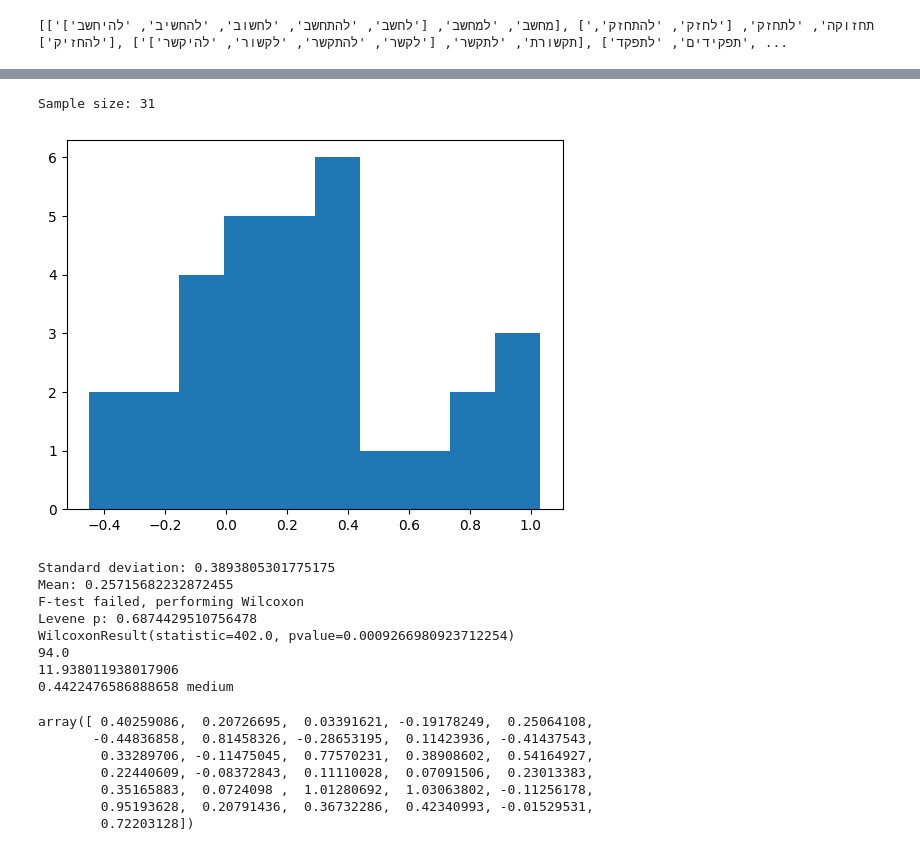
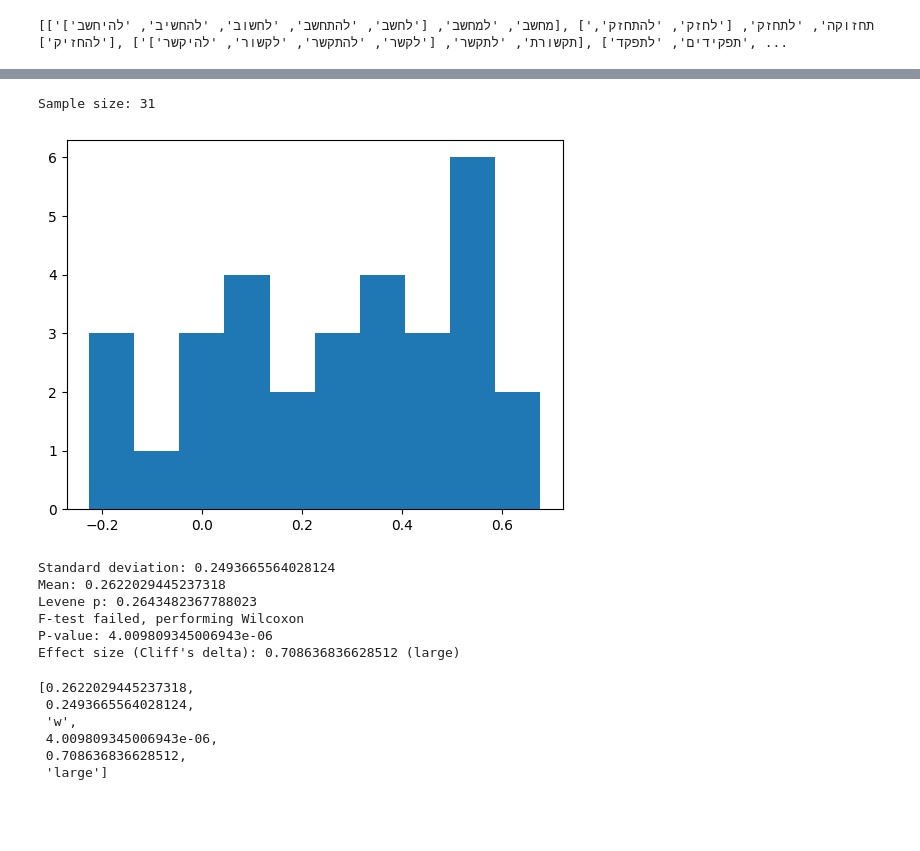
Before and after one commit to AdeleMortier/achla_embedding_no_jutsu, a Jupyter notebook: testing.ipynb, the cells around one changed output, grey strips where cells are left out. Drawn from its saved outputs; the diff is of its cells as text; code cells hidden in the pictures; blank space fills up the shorter version.

```diff
--- a/testing.ipynb
+++ b/testing.ipynb
@@ -149,20 +119,52 @@ def test_diff(sims_n_dn, sims_ref_ndn):
-# %%
-test_diff(sims_n_dn, sims_ref_ndn)
-# %% [output]
-Sample size: 31
-[figure, removed]
-Standard deviation: 0.3893805301775175
-Mean: 0.25715682232872455
-F-test failed, performing Wilcoxon
-Levene p: 0.6874429510756478
-WilcoxonResult(statistic=402.0, pvalue=0.0009266980923712254)
-94.0
-11.938011938017906
-0.4422476586888658 medium
-array([ 0.40259086,  0.20726695,  0.03391621, -0.19178249,  0.25064108,
-       -0.44836858,  0.81458326, -0.28653195,  0.11423936, -0.41437543,
-        0.33289706, -0.11475045,  0.77570231,  0.38908602,  0.54164927,
-        0.22440609, -0.08372843,  0.11110028,  0.07091506,  0.23013383,
-        0.35165883,  0.0724098 ,  1.01280692,  1.03063802, -0.11256178,
-        0.95193628,  0.20791436,  0.36732286,  0.42340993, -0.01529531,
-        0.72203128])
+# %%
+def test_diff(sims_n_dn, sims_ref_ndn):
+    diff_sims_dn_ndn = np.array(sims_n_dn) - np.array(sims_ref_ndn)
+    print(f'Sample size: {len(diff_sims_dn_ndn)}')
+    plt.hist(diff_sims_dn_ndn)
+    plt.show()
+
+    std = np.std(diff_sims_dn_ndn)
+    mean = np.mean(diff_sims_dn_ndn)
+    outp = [mean, std]
+    print(f'Standard deviation: {std}')
+    print(f'Mean: {mean}')
+
+    _, p = levene(sims_n_dn, sims_ref_ndn)
+    print(f'Levene p: {p}')
+
+    if p > .05:
+        print("F-test failed, performing Wilcoxon")
+        outp.append('w')
+        _, p = wilcoxon(sims_n_dn, sims_ref_ndn, zero_method='wilcox', correction=False, alternative='greater')
+    else:
+        print("F-test succeeded, performing t-test")
+        outp.append('t')
+        _, p = ttest_rel(sims_n_dn, sims_ref_ndn, alternative='greater')
+
+    d, res = cliffs_delta(sims_n_dn, sims_ref_ndn)
+
+    print(f'P-value: {p}')
+    print(f'Effect size (Cliff\'s delta): {d} ({res})')
+    outp.extend([p, d, res])
+
+    return diff_sims_dn_ndn, outp
+# %%
+diff_sims_dn_ndn, outp = test_diff(sims_n_dn, sims_ref_ndn)
+# %% [output]
+Sample size: 31
+[figure, added]
+Standard deviation: 0.2493665564028124
+Mean: 0.2622029445237318
+Levene p: 0.2643482367788023
+F-test failed, performing Wilcoxon
+P-value: 4.009809345006943e-06
+Effect size (Cliff's delta): 0.708636836628512 (large)
+# %%
+outp
+# %% [output]
+[0.2622029445237318,
+ 0.2493665564028124,
+ 'w',
+ 4.009809345006943e-06,
+ 0.708636836628512,
+ 'large']
```
Also changed, not shown: parts of 8 cells of this notebook, 19 other files.
